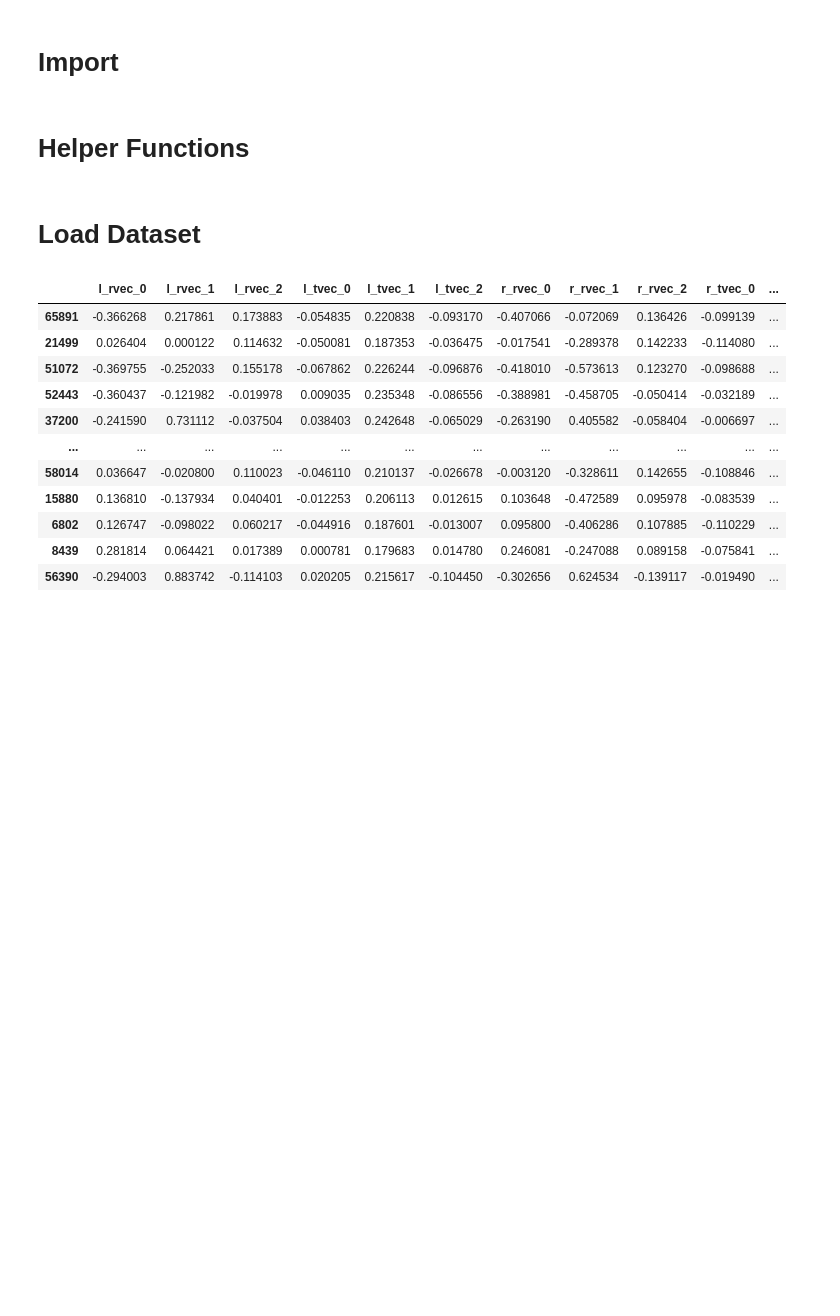
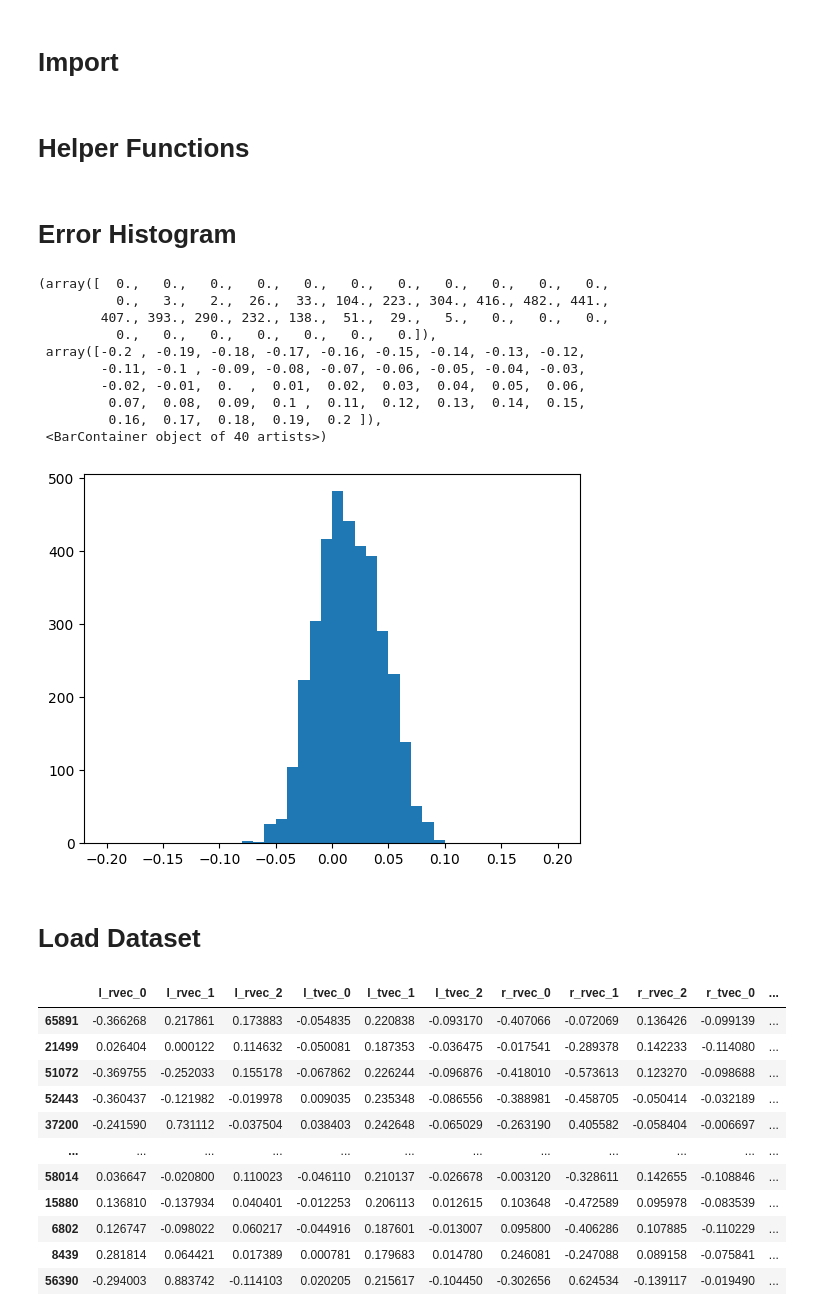
Before and after one commit to jpmnieles/grace_dl, a Jupyter notebook: notebooks/241020_ANN_Model_Evaluation.ipynb, the cells around one changed output. Cells and saved outputs as stored; diff of their text form; code cells hidden in the pictures; blank space fills up the shorter version.

```diff
--- a/notebooks/241020_ANN_Model_Evaluation.ipynb
+++ b/notebooks/241020_ANN_Model_Evaluation.ipynb
@@ -117,6 +117,25 @@ def preprocess_csv(data_dir, val_size=0.3):
             scaled_test_df[col] = 2 * (test_df[col] - col_min) / (col_max - col_min) - 1
 
         return test_df, scaled_test_df
+# %% [markdown]
+# Error Histogram
+# %%
+csv_fn = '/home/jaynieles/dev/grace_dl/logs/fk/runs/2024-10-21_02-20-13/tensorboard/version_0/delta_output_analysis.csv'
+csv_df = pd.read_csv(csv_fn)
+# %%
+plt.hist(csv_df['delta_r_tvec_0'], bins=40, range=(-0.2,0.2))
+# %% [output]
+(array([  0.,   0.,   0.,   0.,   0.,   0.,   0.,   0.,   0.,   0.,   0.,
+          0.,   3.,   2.,  26.,  33., 104., 223., 304., 416., 482., 441.,
+        407., 393., 290., 232., 138.,  51.,  29.,   5.,   0.,   0.,   0.,
+          0.,   0.,   0.,   0.,   0.,   0.,   0.]),
+ array([-0.2 , -0.19, -0.18, -0.17, -0.16, -0.15, -0.14, -0.13, -0.12,
+        -0.11, -0.1 , -0.09, -0.08, -0.07, -0.06, -0.05, -0.04, -0.03,
+        -0.02, -0.01,  0.  ,  0.01,  0.02,  0.03,  0.04,  0.05,  0.06,
+         0.07,  0.08,  0.09,  0.1 ,  0.11,  0.12,  0.13,  0.14,  0.15,
+         0.16,  0.17,  0.18,  0.19,  0.2 ]),
+ <BarContainer object of 40 artists>)
+[figure, added]
 # %% [markdown]
 # Load Dataset
 # %%
```
Also changed, not shown: 6 other files.
